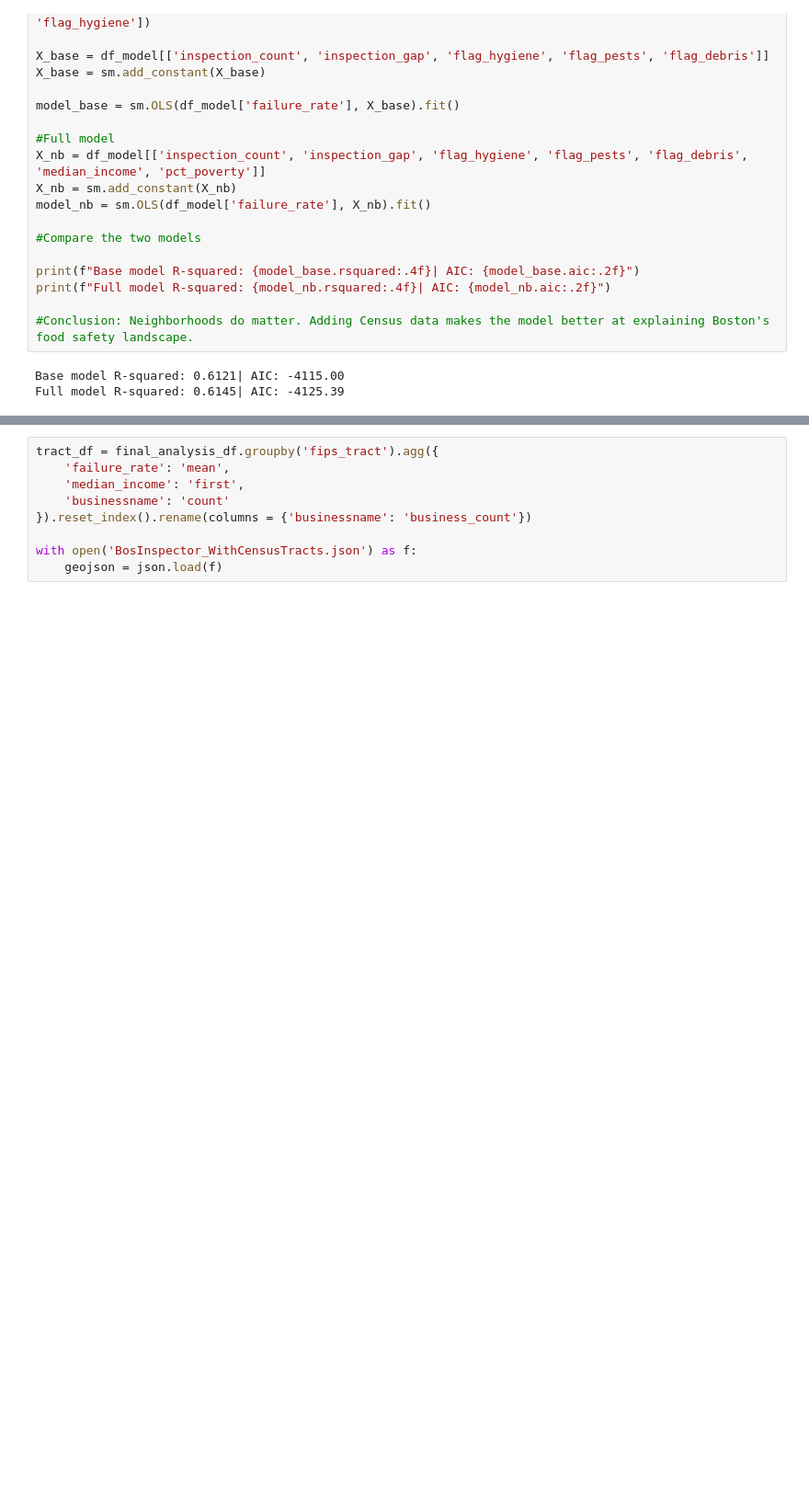
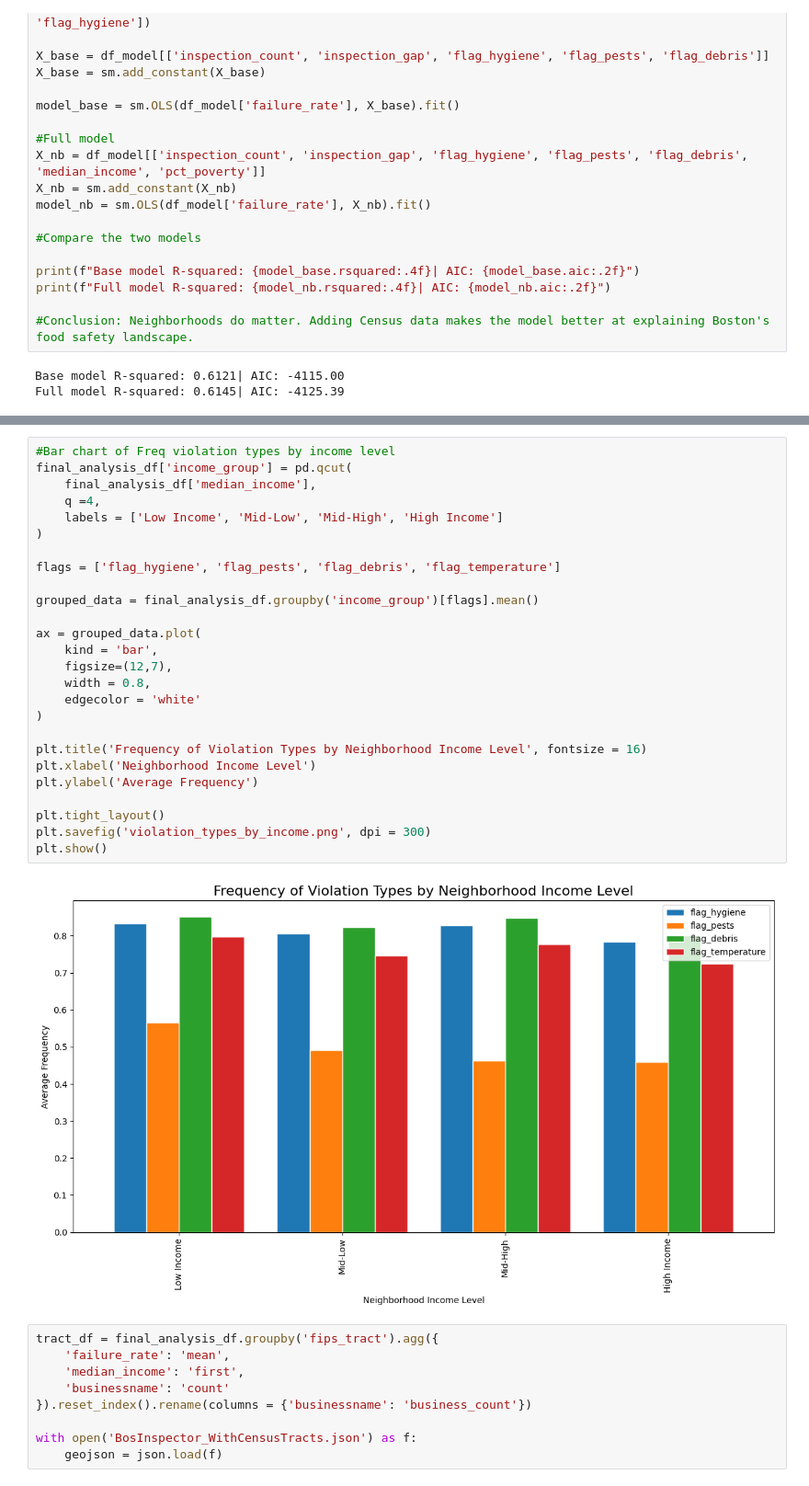
Before and after one commit to sy112-ops/YehS.ProjectDSH, a Jupyter notebook: YehS.ProjectDSH.ipynb, the cells around one changed output, grey strips where cells are left out. Shown at 92% size. Saved outputs shown, nothing was run; the diff lists cells and outputs as text; blank space fills up the shorter version.

```diff
--- a/YehS.ProjectDSH.ipynb
+++ b/YehS.ProjectDSH.ipynb
@@ -480,3 +608,31 @@ strong multicollinearity or other numerical problems.
+# %%
+#Bar chart of Freq violation types by income level
+final_analysis_df['income_group'] = pd.qcut(
+    final_analysis_df['median_income'],
+    q =4,
+    labels = ['Low Income', 'Mid-Low', 'Mid-High', 'High Income']
+)
+
+flags = ['flag_hygiene', 'flag_pests', 'flag_debris', 'flag_temperature']
+
+grouped_data = final_analysis_df.groupby('income_group')[flags].mean()
+
+ax = grouped_data.plot(
+    kind = 'bar',
+    figsize=(12,7),
+    width = 0.8,
+    edgecolor = 'white'
+)
+
+plt.title('Frequency of Violation Types by Neighborhood Income Level', fontsize = 16)
+plt.xlabel('Neighborhood Income Level')
+plt.ylabel('Average Frequency')
+
+plt.tight_layout()
+plt.savefig('violation_types_by_income.png', dpi = 300)
+plt.show()
+# %% [output]
+[figure, added]
 # %%
 tract_df = final_analysis_df.groupby('fips_tract').agg({
     'failure_rate': 'mean',
```
Also changed, not shown: parts of 10 cells of this notebook, 4 other files.
